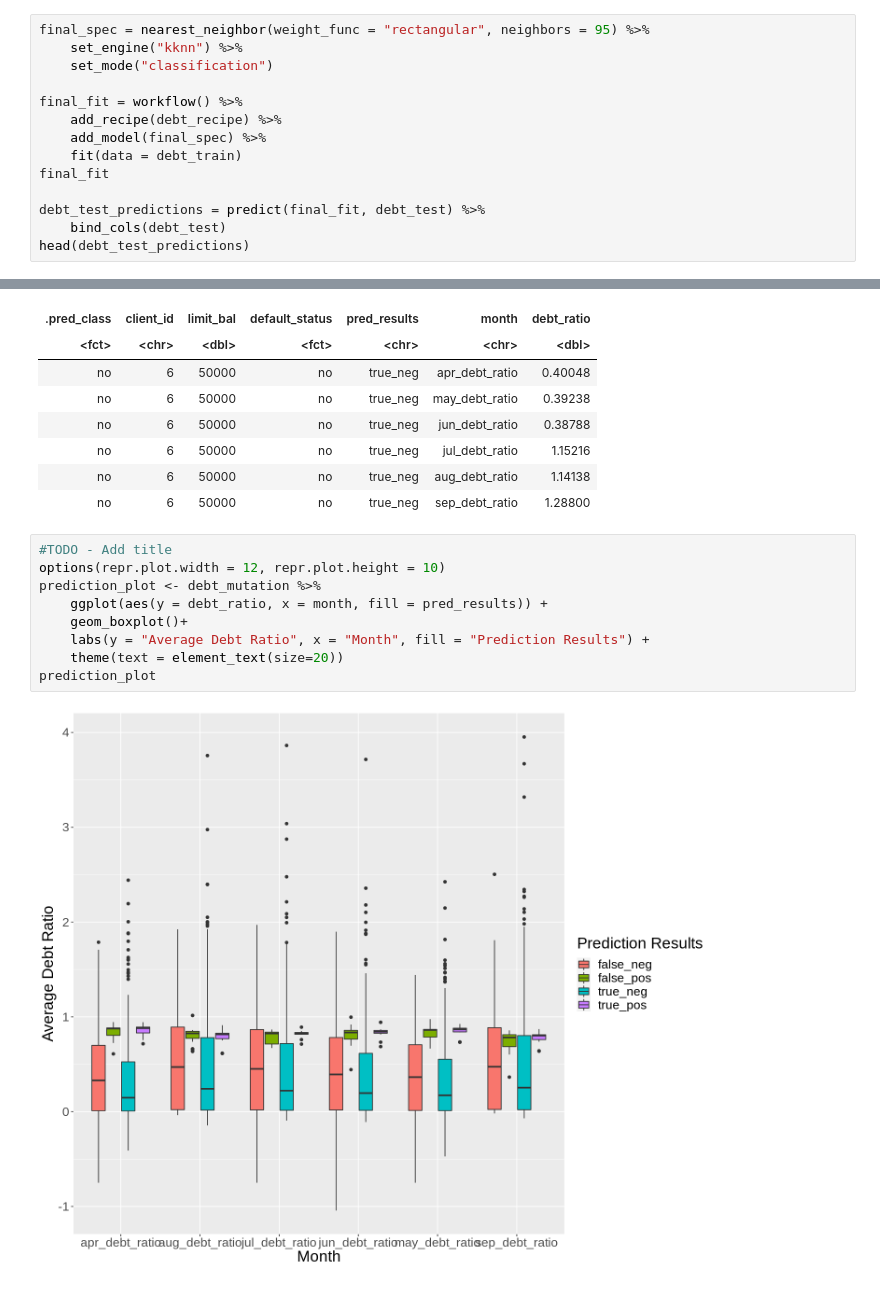
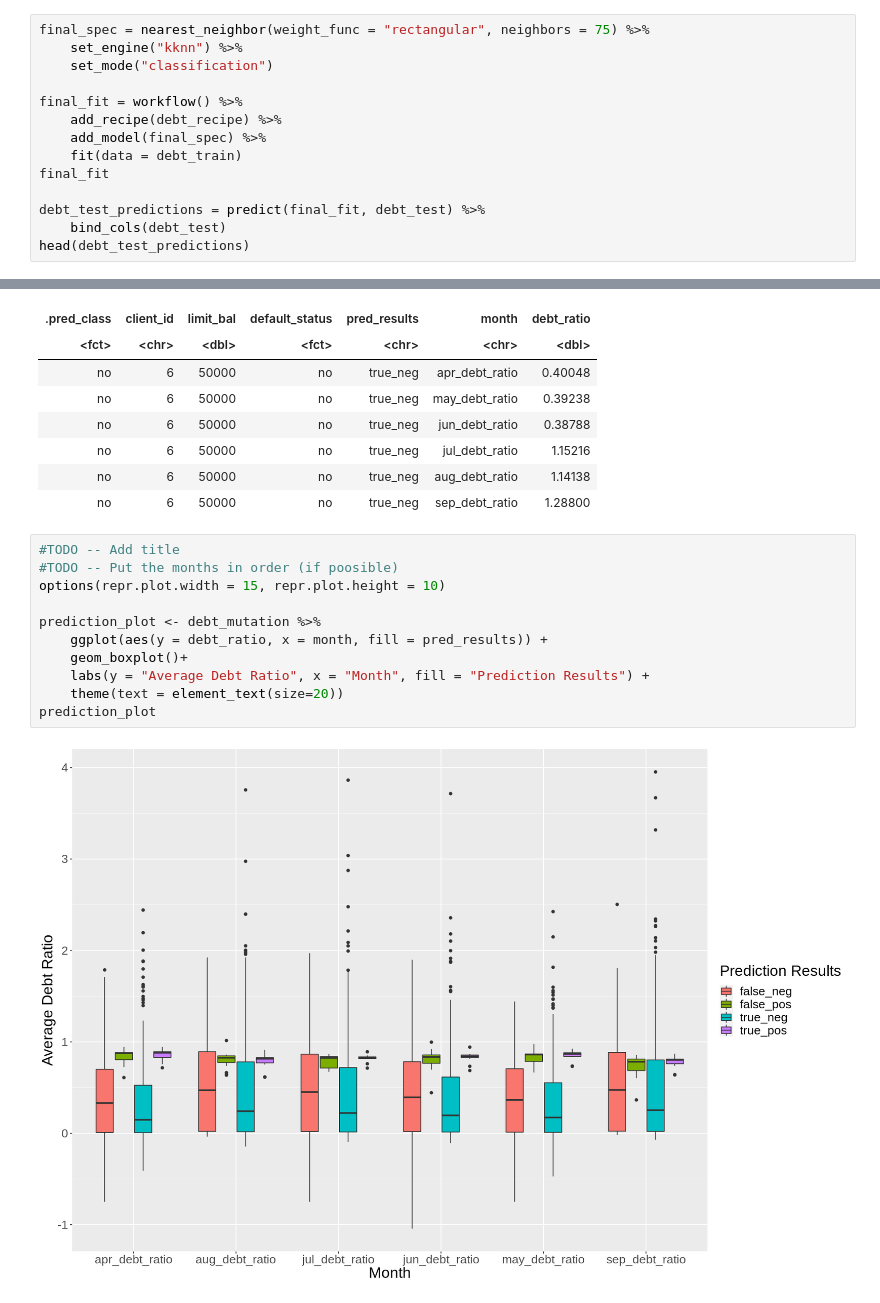
Before and after one commit to jorosafi/dsci-group-project, a Jupyter notebook: lucia-edits-final-report.ipynb, the cells around one changed output, grey strips where cells are left out. Saved outputs shown, nothing was run; the diff lists cells and outputs as text.

```diff
--- a/lucia-edits-final-report.ipynb
+++ b/lucia-edits-final-report.ipynb
@@ -287,5 +275,5 @@ vfold_plot
 # %%
-final_spec = nearest_neighbor(weight_func = "rectangular", neighbors = 95) %>%
+final_spec = nearest_neighbor(weight_func = "rectangular", neighbors = 75) %>%
     set_engine("kknn") %>%
     set_mode("classification")
 
@@ -369,13 +357,15 @@ A tibble: 6 × 7
 | no | 6 | 50000 | no | true_neg | aug_debt_ratio | 1.14138 |
 | no | 6 | 50000 | no | true_neg | sep_debt_ratio | 1.28800 |
 # %%
-#TODO - Add title
-options(repr.plot.width = 12, repr.plot.height = 10)
+#TODO -- Add title
+#TODO -- Put the months in order (if poosible)
+options(repr.plot.width = 15, repr.plot.height = 10)
+
 prediction_plot <- debt_mutation %>%
     ggplot(aes(y = debt_ratio, x = month, fill = pred_results)) +
     geom_boxplot()+
     labs(y = "Average Debt Ratio", x = "Month", fill = "Prediction Results") +
     theme(text = element_text(size=20))
 prediction_plot
 # %% [output]
-[figure, old version]
+[figure, new version]
```
Also changed, not shown: parts of 8 cells of this notebook.
